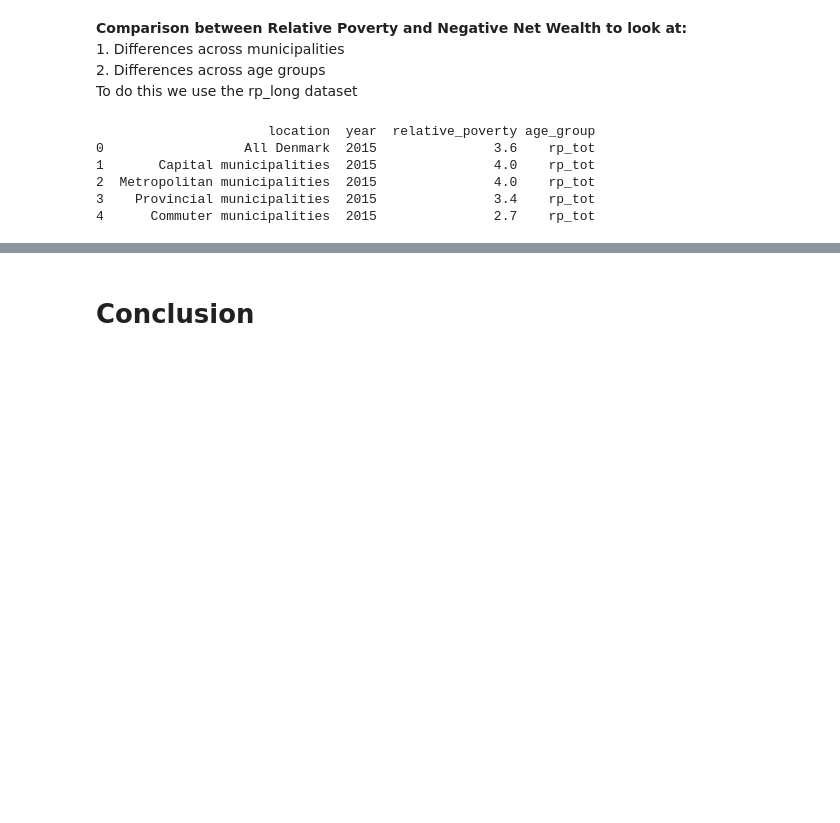
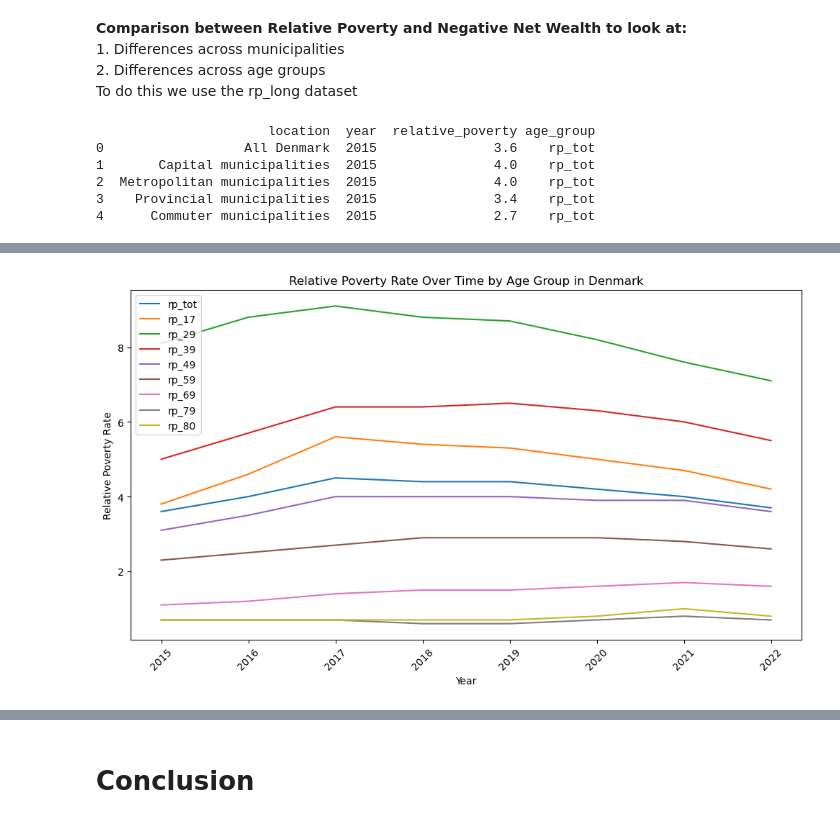
Before and after one commit to NumEconCopenhagen/projects-2024-petra-maritza-noah, a Jupyter notebook: dataproject/Petra.ipynb, the cells around one changed output, grey strips where cells are left out. Cells and saved outputs as stored; diff of their text form; code cells hidden in the pictures; blank space fills up the shorter version.

```diff
--- a/dataproject/Petra.ipynb
+++ b/dataproject/Petra.ipynb
@@ -358,0 +359,20 @@ print(rp_long.head())
+# %%
+fig, ax = plt.subplots(figsize=(10, 6))
+
+# Filter the DataFrame to include only observations for "All Denmark"
+all_denmark_data = rp_long[rp_long['location'] == 'All Denmark']
+
+# Plot each age group separately
+for age_group in all_denmark_data['age_group'].unique():
+    data = all_denmark_data[all_denmark_data['age_group'] == age_group]
+    ax.plot(data['year'], data['relative_poverty'], label=age_group)
+
+ax.set_xlabel('Year')
+ax.set_ylabel('Relative Poverty Rate')
+ax.set_title('Relative Poverty Rate Over Time by Age Group in Denmark')
+plt.xticks(rotation=45)
+plt.legend()
+plt.tight_layout()
+plt.show()
+# %% [output]
+[figure, added]
```
Also changed, not shown: parts of 13 cells of this notebook.
